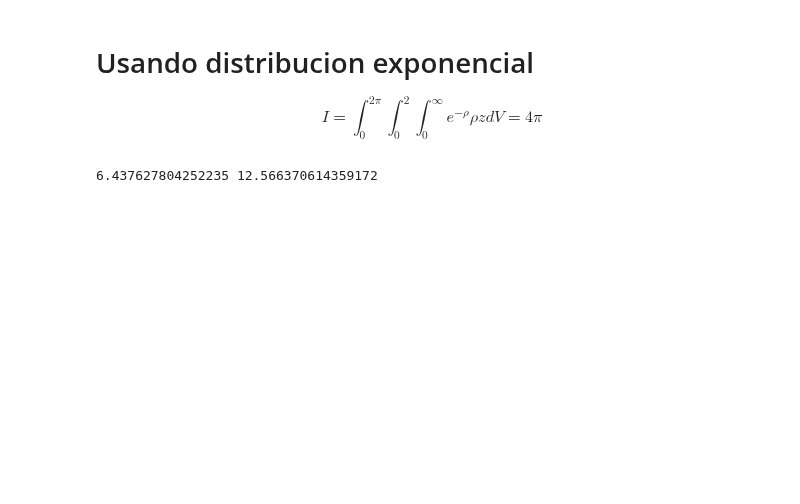
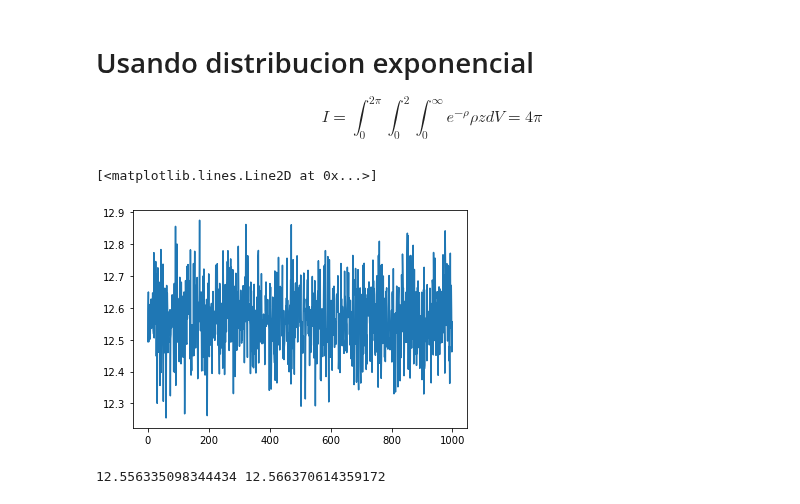
Before and after one commit to danielagda5/MetodosComputacionales202120-1, a Jupyter notebook: Week12/Integración3Dcilindricas.ipynb, the cells around one changed output. Cells and saved outputs as stored; diff of their text form; code cells hidden in the pictures; blank space fills up the shorter version.

```diff
--- a/Week12/Integración3Dcilindricas.ipynb
+++ b/Week12/Integración3Dcilindricas.ipynb
@@ -73,6 +72,20 @@ print(norma*np.average(Sample),  4/3.*np.pi)
 # Usando distribucion exponencial
 
 $$  I = \int_{0}^{2\pi} \int_{0}^{2} \int_{0}^{\infty} e^{-\rho} \rho z dV = 4\pi $$
+# %%
+# Incluir jacobiano en la definicion
+def func(r,z):
+    return r*z*r
+# %%
+means = []
+
+for _ in tqdm(range(1000)):
+    r  = np.random.exponential(scale = 1, size = 100000)
+    z = np.random.uniform(0,2, size = 100000)
+    mean = np.average(func(r,z))*2*np.pi
+    means.append(mean)
 # %%
-r  = np.random.exponential(scale = 1, size = 10000)
-z = np.random.uniform(0,2, size = 10000)
+plt.plot([x for x in range(len(means))],means)
+# %% [output]
+[<matplotlib.lines.Line2D at 0x...>]
+[figure, added]
@@ -81,4 +92,4 @@ mean = np.average(func(r,z))*2*np.pi
 # %%
-print(mean, np.pi*4)
+print(np.average(mean), np.pi*4)
 # %% [output]
-6.437627804252235 12.566370614359172
+12.556335098344434 12.566370614359172
```
Also changed, not shown: parts of 4 cells of this notebook.
